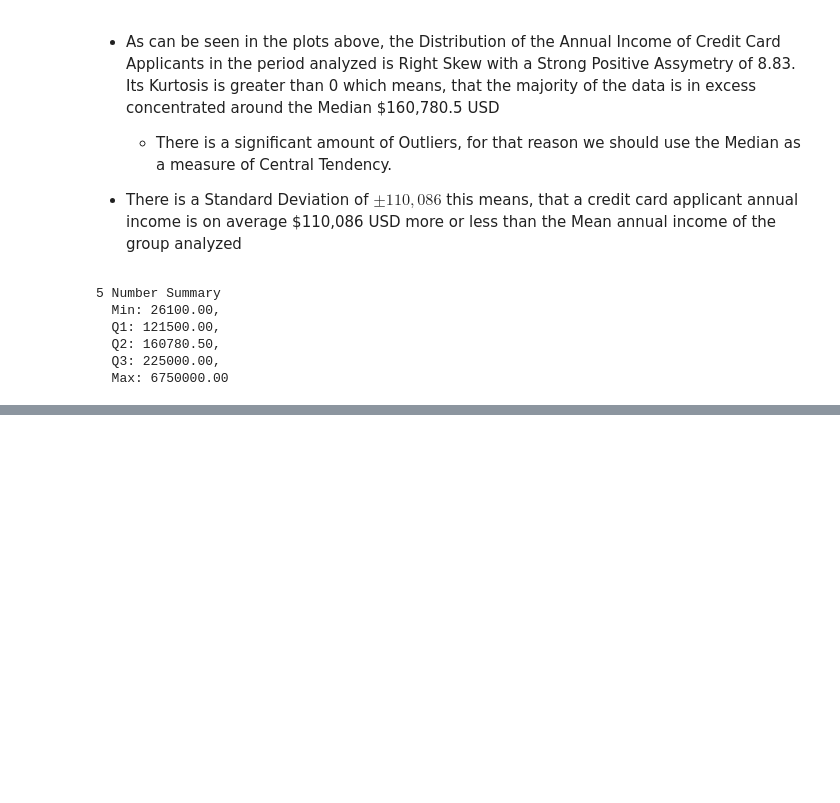
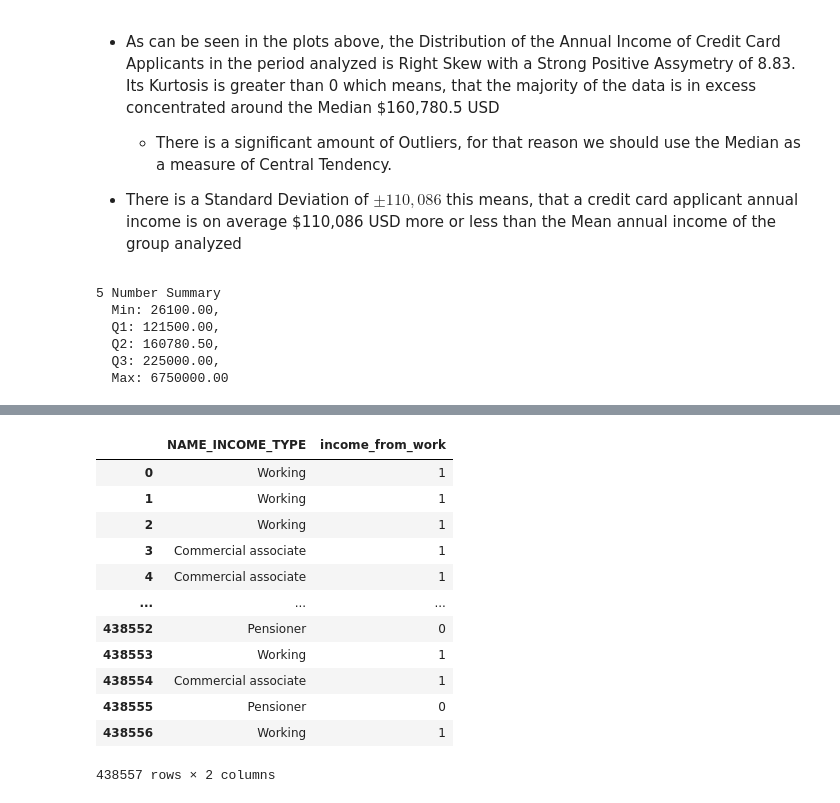
Before and after one commit to princeKike27/Credit-Card-Approval-Prediction, a Jupyter notebook: Credit_Car_Approval_Prediction.ipynb, the cells around one changed output, grey strips where cells are left out. Cells and saved outputs as stored; diff of their text form; code cells hidden in the pictures; blank space fills up the shorter version.

```diff
--- a/Credit_Car_Approval_Prediction.ipynb
+++ b/Credit_Car_Approval_Prediction.ipynb
@@ -1098,0 +1205,20 @@ print(f'''5 Number Summary
+# %%
+# create new col income_from_work
+df_applications['income_from_work'] = df_applications['NAME_INCOME_TYPE'].apply(
+    lambda x: 1 if x not in ['Pensioner', 'Student'] else 0)
+
+df_applications[['NAME_INCOME_TYPE', 'income_from_work']]
+# %% [output]
+|  | NAME_INCOME_TYPE | income_from_work |
+| 0 | Working | 1 |
+| 1 | Working | 1 |
+| 2 | Working | 1 |
+| 3 | Commercial associate | 1 |
+| 4 | Commercial associate | 1 |
+| ... | ... | ... |
+| 438552 | Pensioner | 0 |
+| 438553 | Working | 1 |
+| 438554 | Commercial associate | 1 |
+| 438555 | Pensioner | 0 |
+| 438556 | Working | 1 |
+438557 rows × 2 columns
```
Also changed, not shown: parts of 27 cells of this notebook.
